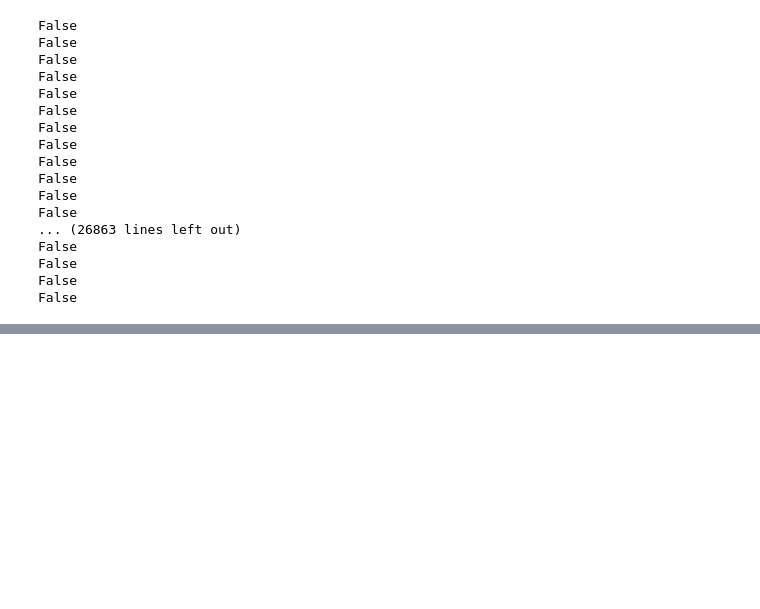
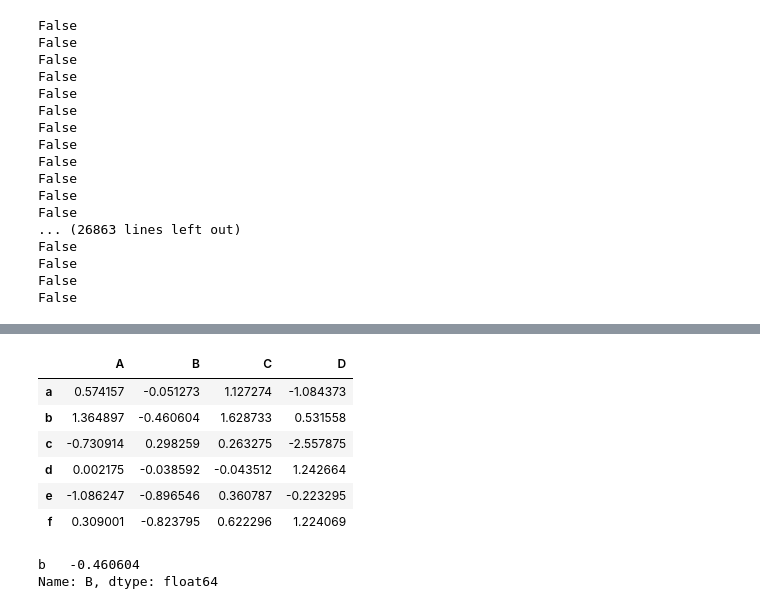
Before and after one commit to gitter-lab/osmotic-stress, a Jupyter notebook: Notebooks/Thresholds.ipynb, the cells around one changed output, grey strips where cells are left out. Saved outputs shown, nothing was run; the diff lists cells and outputs as text; code cells hidden in the pictures; blank space fills up the shorter version.

Commit message:
Partial code for applying time point threshold

```diff
--- a/Notebooks/Thresholds.ipynb
+++ b/Notebooks/Thresholds.ipynb
@@ -124,0 +136,24 @@ NameError: name 'df' is not defined
+# %%
+# Test slicing
+import pandas as pd
+import numpy as np
+
+df1 = pd.DataFrame(np.random.randn(6,4), index=list('abcdef'), columns=list('ABCD'))
+df1
+# %% [output]
+|  | A | B | C | D |
+| a | 0.574157 | -0.051273 | 1.127274 | -1.084373 |
+| b | 1.364897 | -0.460604 | 1.628733 | 0.531558 |
+| c | -0.730914 | 0.298259 | 0.263275 | -2.557875 |
+| d | 0.002175 | -0.038592 | -0.043512 | 1.242664 |
+| e | -1.086247 | -0.896546 | 0.360787 | -0.223295 |
+| f | 0.309001 | -0.823795 | 0.622296 | 1.224069 |
+# %%
+# df1['A'] > 1.3 ~ dfThresh['TimePoint'] == time
+# Select all cols
+df1.loc[df1['A'] > 1.3, :]
+# Select named col, this is how to get fc_min and fc_max
+df1.loc[df1['A'] > 1.3, 'B']
+# %% [output]
+b   -0.460604
+Name: B, dtype: float64
```
Also changed, not shown: parts of 4 cells of this notebook.
